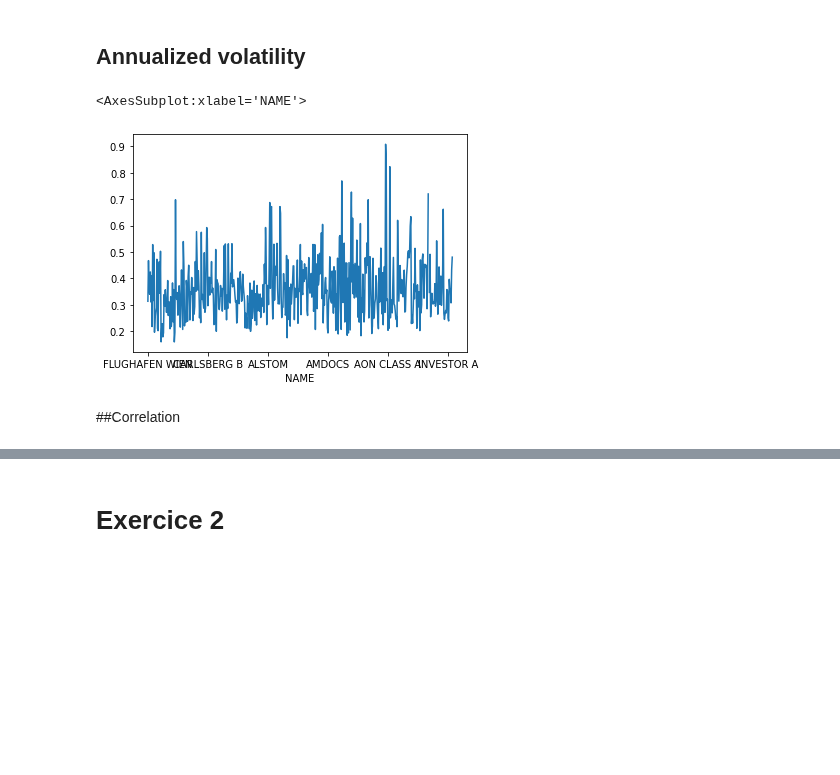
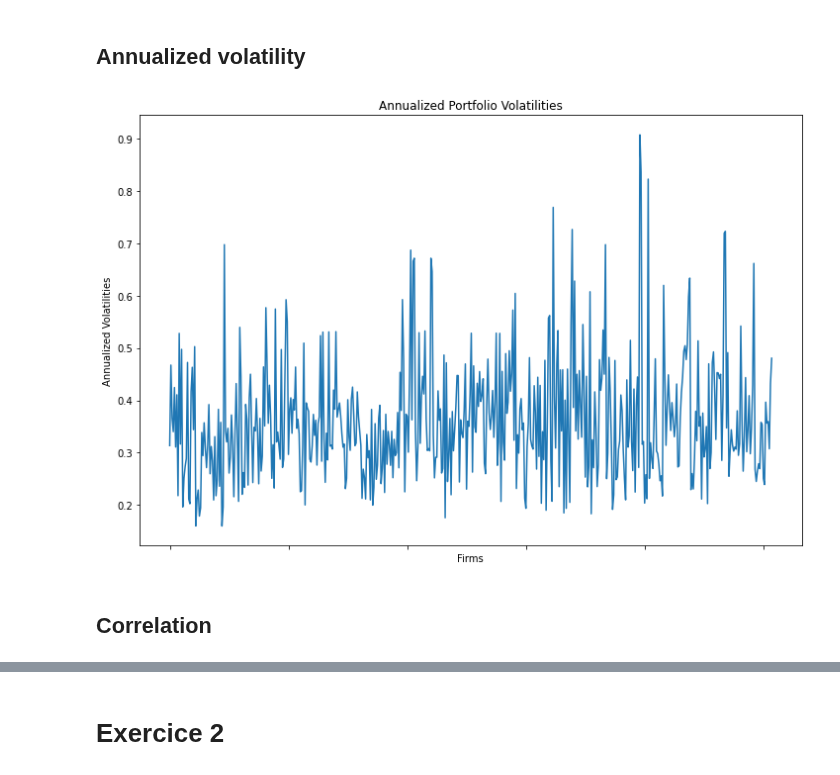
Before and after one commit to GiammarcoBozzelli/SEF, a Jupyter notebook: FINANCE_FINAL.ipynb, the cells around one changed output, grey strips where cells are left out. Saved outputs shown, nothing was run; the diff lists cells and outputs as text; code cells hidden in the pictures; blank space fills up the shorter version.

```diff
--- a/FINANCE_FINAL.ipynb
+++ b/FINANCE_FINAL.ipynb
@@ -74,13 +79,18 @@ mean_squared_deviations = squared_deviations.mean()
 df_M_volatility = np.sqrt(mean_squared_deviations)
 # %%
 df_M_volatility_annualized = df_M_volatility*(12**0.5)
-# %%
-df_M_volatility_annualized.plot()
-# %% [output]
-<AxesSubplot:xlabel='NAME'>
-[figure, removed]
+# %%
+plt.figure(figsize=(12, 8))
+df_M_volatility_annualized.plot()
+plt.tick_params(axis='x', labelbottom=False)
+plt.xlabel('Firms')
+plt.ylabel('Annualized Volatilities')
+plt.title('Annualized Portfolio Volatilities')
+plt.show()
+# %% [output]
+[figure, added]
 # %% [markdown]
-##Correlation
+## Correlation
 # %%
 df_M_returns.corr()
 # %% [output]
```
Also changed, not shown: parts of 16 cells of this notebook.
